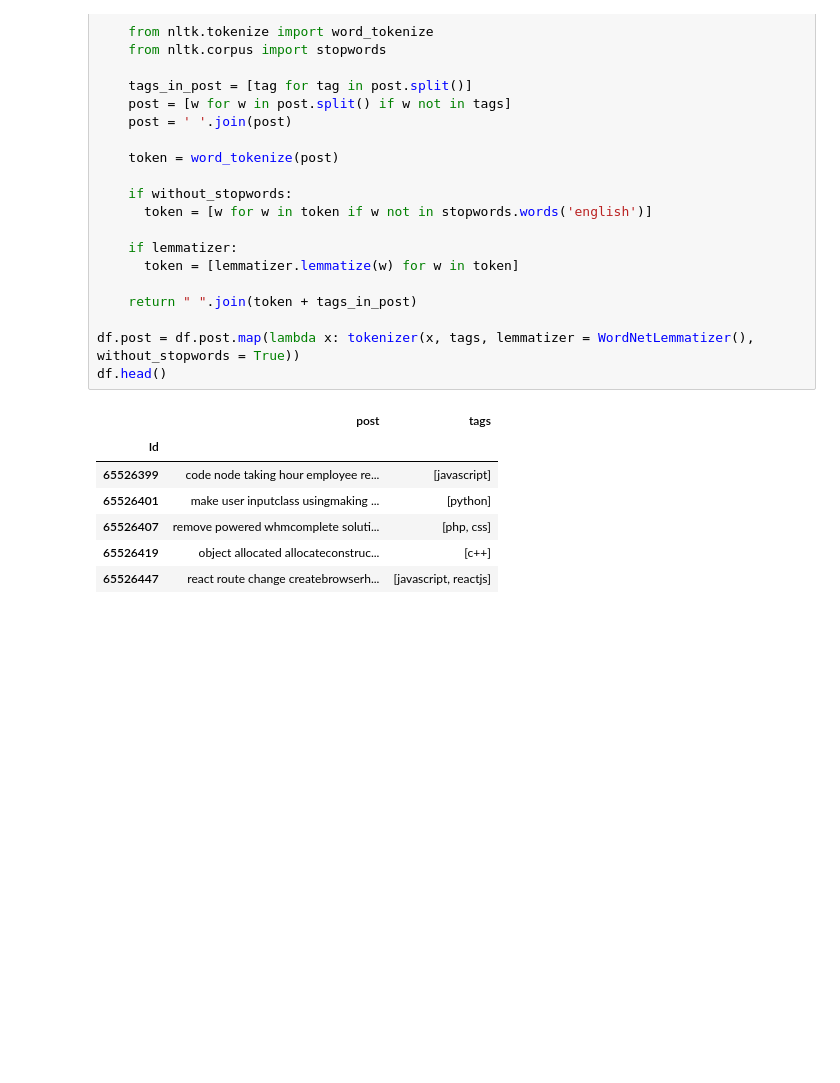
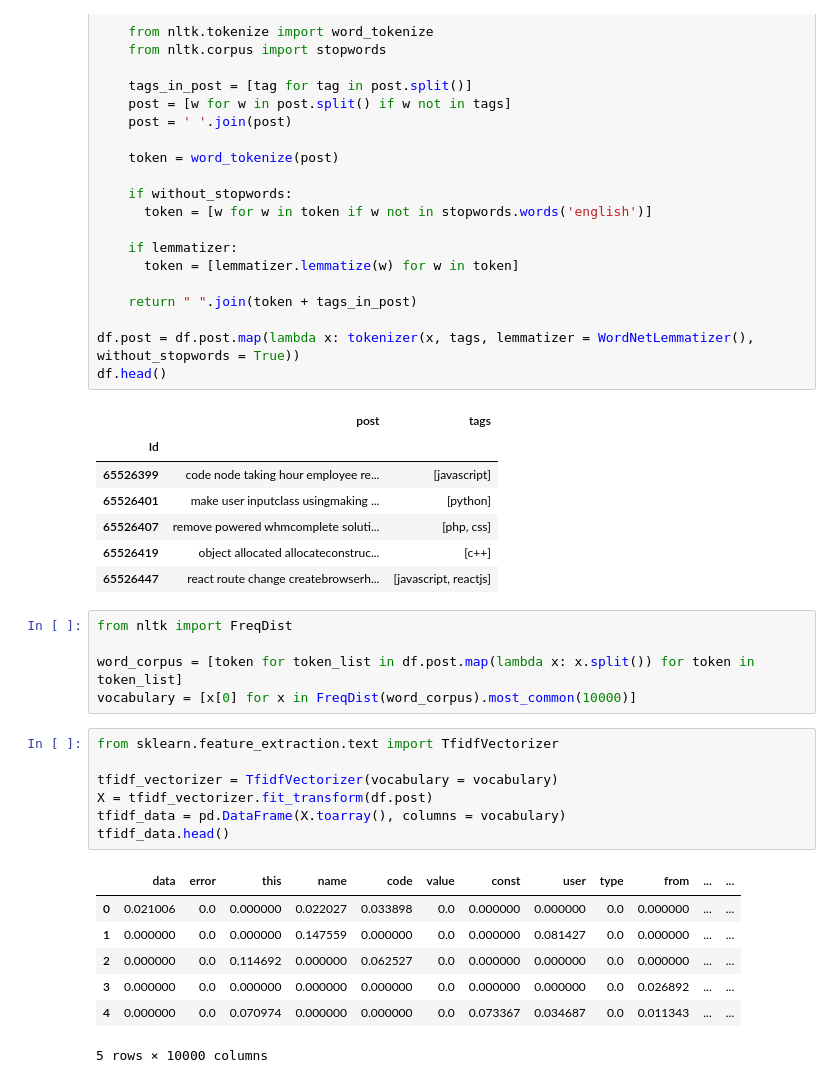
Before and after one commit to felanbi/Projet-OC-Categoriser-automatiquement-des-questions, a Jupyter notebook: P5_01_notebookexploration.ipynb, the cells around one changed output. Drawn from its saved outputs; the diff is of its cells as text; blank space fills up the shorter version.

Commit message:
Application du TFIDF sur les posts avec top 10000 des mots les plus fréquents

```diff
--- a/P5_01_notebookexploration.ipynb
+++ b/P5_01_notebookexploration.ipynb
@@ -170,3 +170,23 @@ df.head()
 | 65526407 | remove powered whmcomplete soluti... | [php, css] |
 | 65526419 | object allocated allocateconstruc... | [c++] |
 | 65526447 | react route change createbrowserh... | [javascript, reactjs] |
+# %%
+from nltk import FreqDist
+
+word_corpus = [token for token_list in df.post.map(lambda x: x.split()) for token in token_list]
+vocabulary = [x[0] for x in FreqDist(word_corpus).most_common(10000)]
+# %%
+from sklearn.feature_extraction.text import TfidfVectorizer
+
+tfidf_vectorizer = TfidfVectorizer(vocabulary = vocabulary)
+X = tfidf_vectorizer.fit_transform(df.post)
+tfidf_data = pd.DataFrame(X.toarray(), columns = vocabulary)
+tfidf_data.head()
+# %% [output]
+|  | data | error | this | name | code | value | const | user | type | from | ... | ... |
+| 0 | 0.021006 | 0.0 | 0.000000 | 0.022027 | 0.033898 | 0.0 | 0.000000 | 0.000000 | 0.0 | 0.000000 | ... | ... |
+| 1 | 0.000000 | 0.0 | 0.000000 | 0.147559 | 0.000000 | 0.0 | 0.000000 | 0.081427 | 0.0 | 0.000000 | ... | ... |
+| 2 | 0.000000 | 0.0 | 0.114692 | 0.000000 | 0.062527 | 0.0 | 0.000000 | 0.000000 | 0.0 | 0.000000 | ... | ... |
+| 3 | 0.000000 | 0.0 | 0.000000 | 0.000000 | 0.000000 | 0.0 | 0.000000 | 0.000000 | 0.0 | 0.026892 | ... | ... |
+| 4 | 0.000000 | 0.0 | 0.070974 | 0.000000 | 0.000000 | 0.0 | 0.073367 | 0.034687 | 0.0 | 0.011343 | ... | ... |
+5 rows × 10000 columns
```
